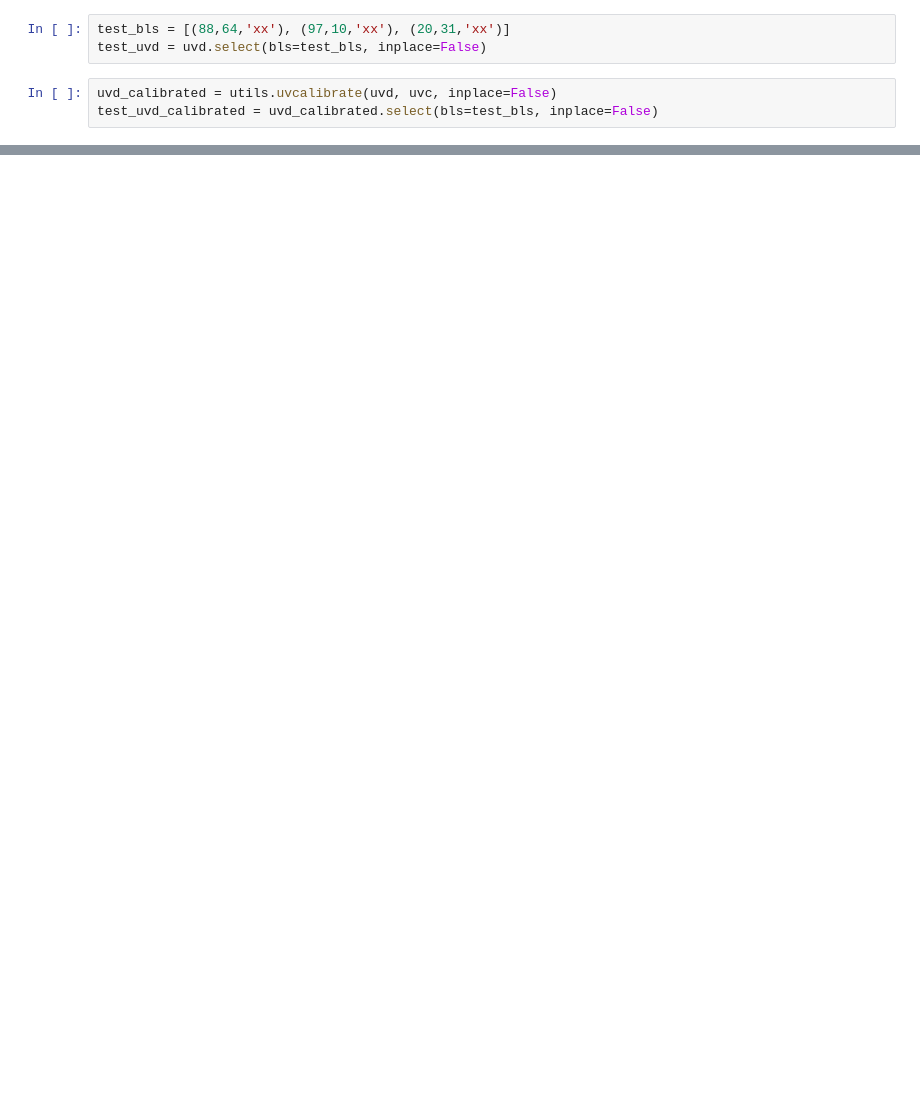
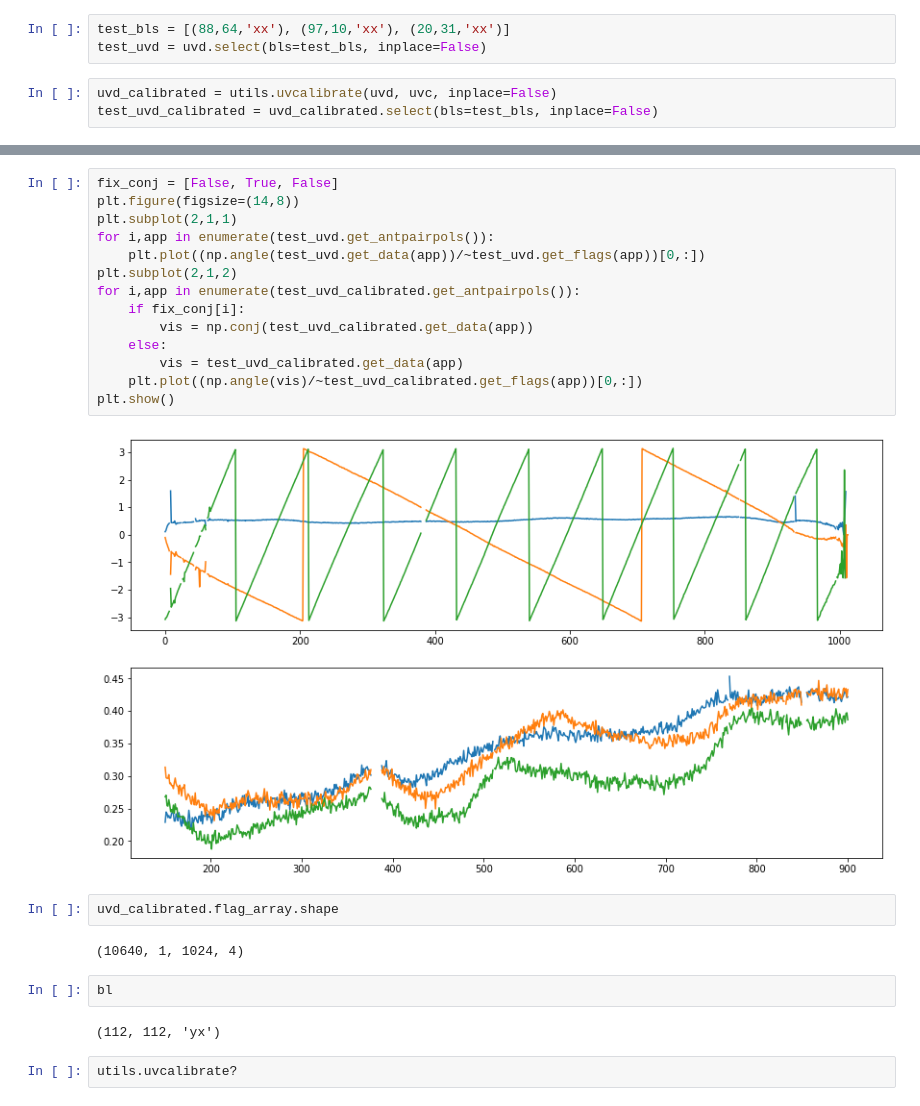
Before and after one commit to UPennEoR/plimpy, a Jupyter notebook: ModernizeHERA19/ApplyCalibration.ipynb, the cells around one changed output, grey strips where cells are left out. Drawn from its saved outputs; the diff is of its cells as text; blank space fills up the shorter version.

```diff
--- a/ModernizeHERA19/ApplyCalibration.ipynb
+++ b/ModernizeHERA19/ApplyCalibration.ipynb
@@ -92 +151,27 @@ invalid value encountered in true_divide
 [figure]
+# %%
+fix_conj = [False, True, False]
+plt.figure(figsize=(14,8))
+plt.subplot(2,1,1)
+for i,app in enumerate(test_uvd.get_antpairpols()):
+    plt.plot((np.angle(test_uvd.get_data(app))/~test_uvd.get_flags(app))[0,:])
+plt.subplot(2,1,2)
+for i,app in enumerate(test_uvd_calibrated.get_antpairpols()):
+    if fix_conj[i]:
+        vis = np.conj(test_uvd_calibrated.get_data(app))
+    else:
+        vis = test_uvd_calibrated.get_data(app)
+    plt.plot((np.angle(vis)/~test_uvd_calibrated.get_flags(app))[0,:])
+plt.show()
+# %% [output]
+[figure, added]
+# %%
+uvd_calibrated.flag_array.shape
+# %% [output]
+(10640, 1, 1024, 4)
+# %%
+bl
+# %% [output]
+(112, 112, 'yx')
+# %%
+utils.uvcalibrate?
```
Also changed, not shown: parts of 15 cells of this notebook.
